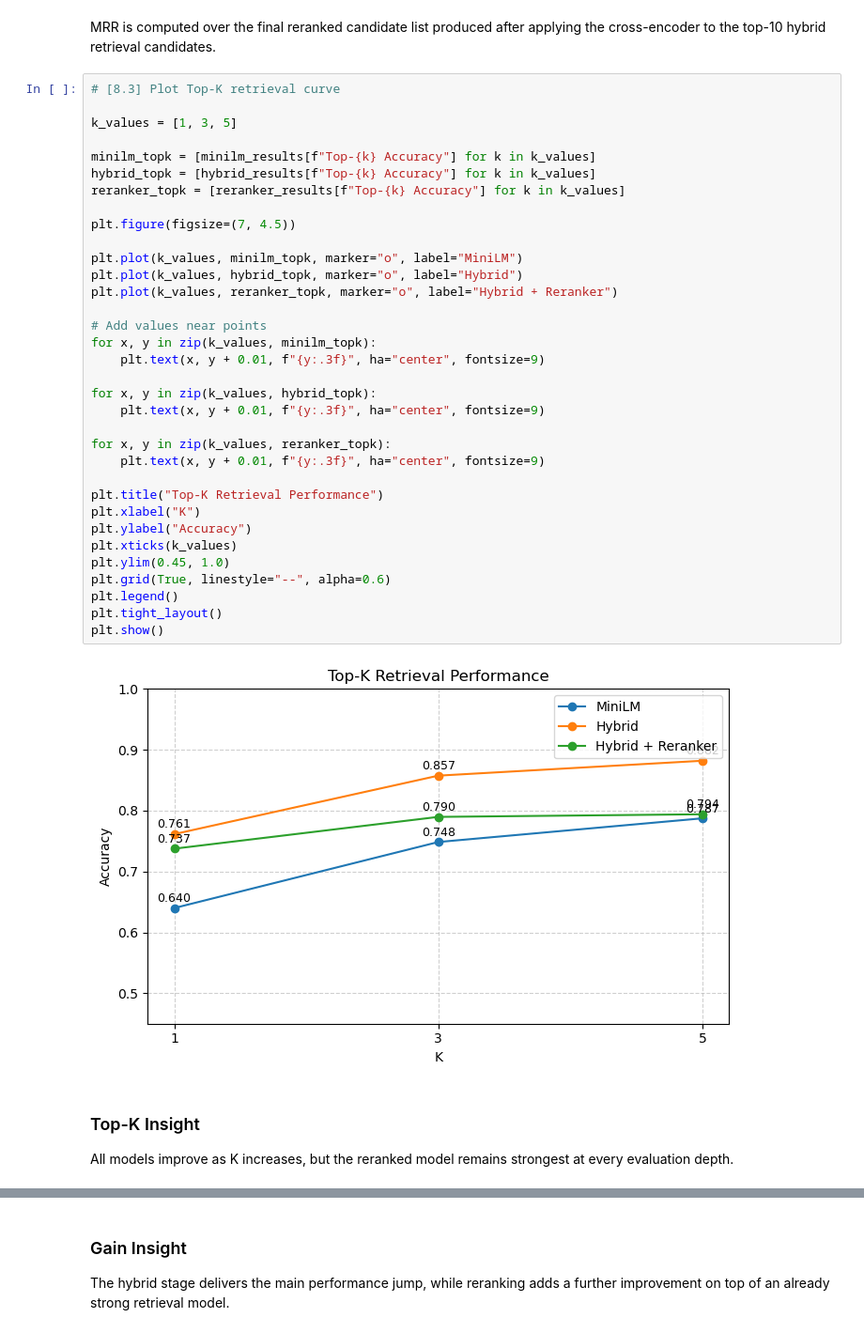
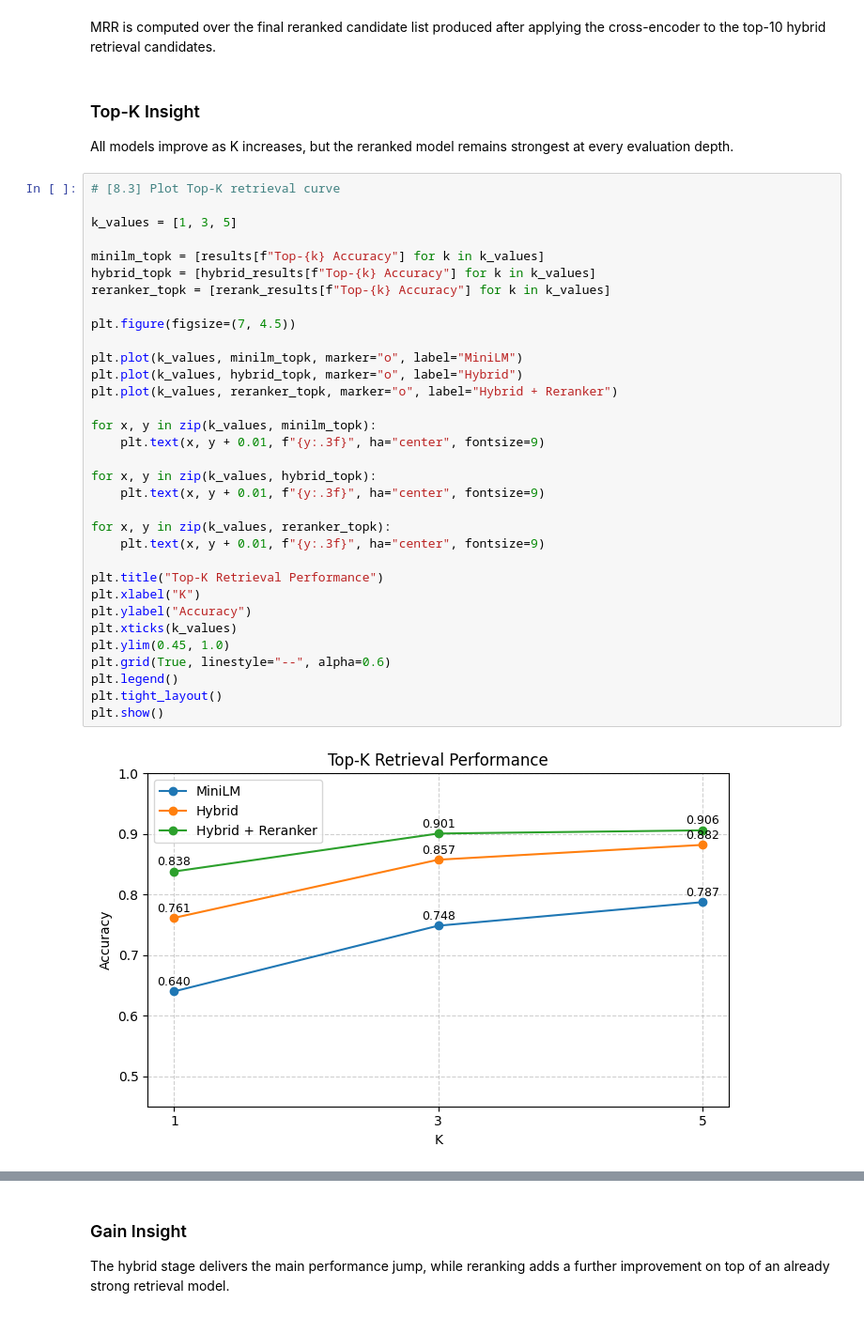
Before and after one commit to aymanshar/IdiomX, a Jupyter notebook: notebooks/Task2_Context_to_Idiom_Benchmark.ipynb, the cells around one changed output, grey strips where cells are left out. Shown at 94% size. Saved outputs shown, nothing was run; the diff lists cells and outputs as text.

```diff
--- a/notebooks/Task2_Context_to_Idiom_Benchmark.ipynb
+++ b/notebooks/Task2_Context_to_Idiom_Benchmark.ipynb
@@ -1416,46 +1194,45 @@ Dense retrieval with MiniLM provides a strong baseline when idioms are represent
 The largest improvement comes from the cross-encoder reranker, which refines the top hybrid candidates using direct query–candidate interaction. This makes the Hybrid + Reranker pipeline the best-performing configuration for Task 2.
 # %% [markdown]
 MRR is computed over the final reranked candidate list produced after applying the cross-encoder to the top-10 hybrid retrieval candidates.
-# %%
-# [8.3] Plot Top-K retrieval curve
-
-k_values = [1, 3, 5]
-
-minilm_topk = [minilm_results[f"Top-{k} Accuracy"] for k in k_values]
-hybrid_topk = [hybrid_results[f"Top-{k} Accuracy"] for k in k_values]
-reranker_topk = [reranker_results[f"Top-{k} Accuracy"] for k in k_values]
-
-plt.figure(figsize=(7, 4.5))
-
-plt.plot(k_values, minilm_topk, marker="o", label="MiniLM")
-plt.plot(k_values, hybrid_topk, marker="o", label="Hybrid")
-plt.plot(k_values, reranker_topk, marker="o", label="Hybrid + Reranker")
-
-# Add values near points
-for x, y in zip(k_values, minilm_topk):
-    plt.text(x, y + 0.01, f"{y:.3f}", ha="center", fontsize=9)
-
-for x, y in zip(k_values, hybrid_topk):
-    plt.text(x, y + 0.01, f"{y:.3f}", ha="center", fontsize=9)
-
-for x, y in zip(k_values, reranker_topk):
-    plt.text(x, y + 0.01, f"{y:.3f}", ha="center", fontsize=9)
-
-plt.title("Top-K Retrieval Performance")
-plt.xlabel("K")
-plt.ylabel("Accuracy")
-plt.xticks(k_values)
-plt.ylim(0.45, 1.0)
-plt.grid(True, linestyle="--", alpha=0.6)
-plt.legend()
-plt.tight_layout()
-plt.show()
-# %% [output]
-[figure, old version]
 # %% [markdown]
 ### Top-K Insight
 
 All models improve as K increases, but the reranked model remains strongest at every evaluation depth.
+# %%
+# [8.3] Plot Top-K retrieval curve
+
+k_values = [1, 3, 5]
+
+minilm_topk = [results[f"Top-{k} Accuracy"] for k in k_values]
+hybrid_topk = [hybrid_results[f"Top-{k} Accuracy"] for k in k_values]
+reranker_topk = [rerank_results[f"Top-{k} Accuracy"] for k in k_values]
+
+plt.figure(figsize=(7, 4.5))
+
+plt.plot(k_values, minilm_topk, marker="o", label="MiniLM")
+plt.plot(k_values, hybrid_topk, marker="o", label="Hybrid")
+plt.plot(k_values, reranker_topk, marker="o", label="Hybrid + Reranker")
+
+for x, y in zip(k_values, minilm_topk):
+    plt.text(x, y + 0.01, f"{y:.3f}", ha="center", fontsize=9)
+
+for x, y in zip(k_values, hybrid_topk):
+    plt.text(x, y + 0.01, f"{y:.3f}", ha="center", fontsize=9)
+
+for x, y in zip(k_values, reranker_topk):
+    plt.text(x, y + 0.01, f"{y:.3f}", ha="center", fontsize=9)
+
+plt.title("Top-K Retrieval Performance")
+plt.xlabel("K")
+plt.ylabel("Accuracy")
+plt.xticks(k_values)
+plt.ylim(0.45, 1.0)
+plt.grid(True, linestyle="--", alpha=0.6)
+plt.legend()
+plt.tight_layout()
+plt.show()
+# %% [output]
+[figure, new version]
 # %%
 # [8.4] Build absolute improvement table over the MiniLM baseline
 
```
Also changed, not shown: parts of 43 cells of this notebook, 1 other file.
